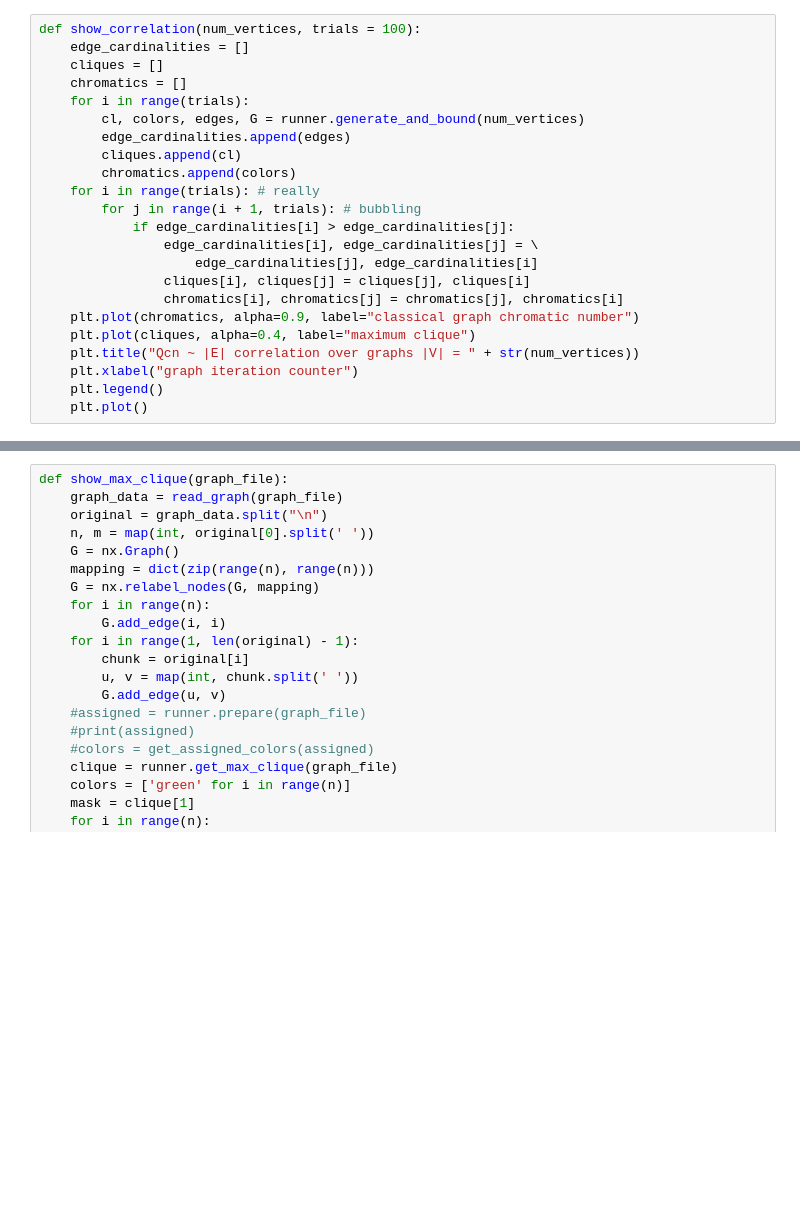
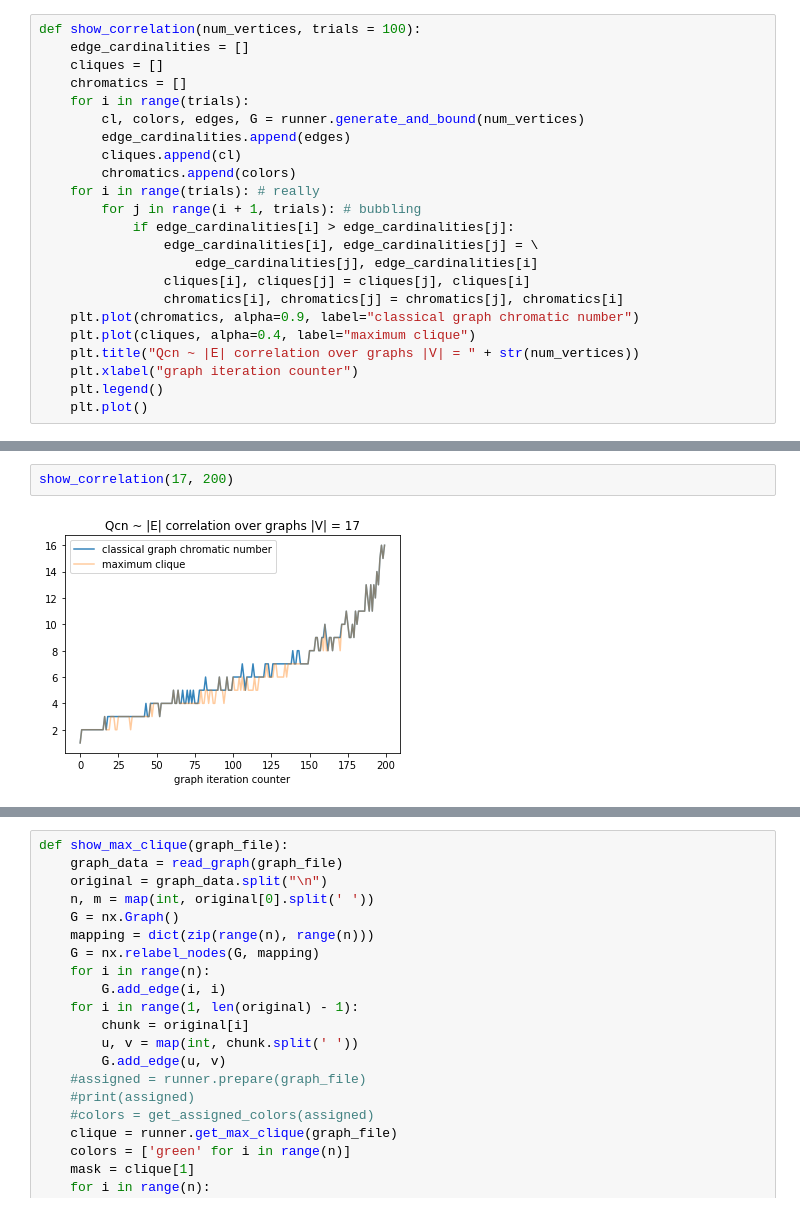
Before and after one commit to ddzunja/tensor-network-algorithm, a Jupyter notebook: graph coloring/Graph visualization.ipynb, the cells around one changed output, grey strips where cells are left out. Saved outputs shown, nothing was run; the diff lists cells and outputs as text; blank space fills up the shorter version.

```diff
--- a/graph coloring/Graph visualization.ipynb
+++ b/graph coloring/Graph visualization.ipynb
@@ -233,0 +231,4 @@ show_correlation(12, 200)
+# %%
+show_correlation(17, 200)
+# %% [output]
+[figure, added]
```
Also changed, not shown: parts of 17 cells of this notebook.
